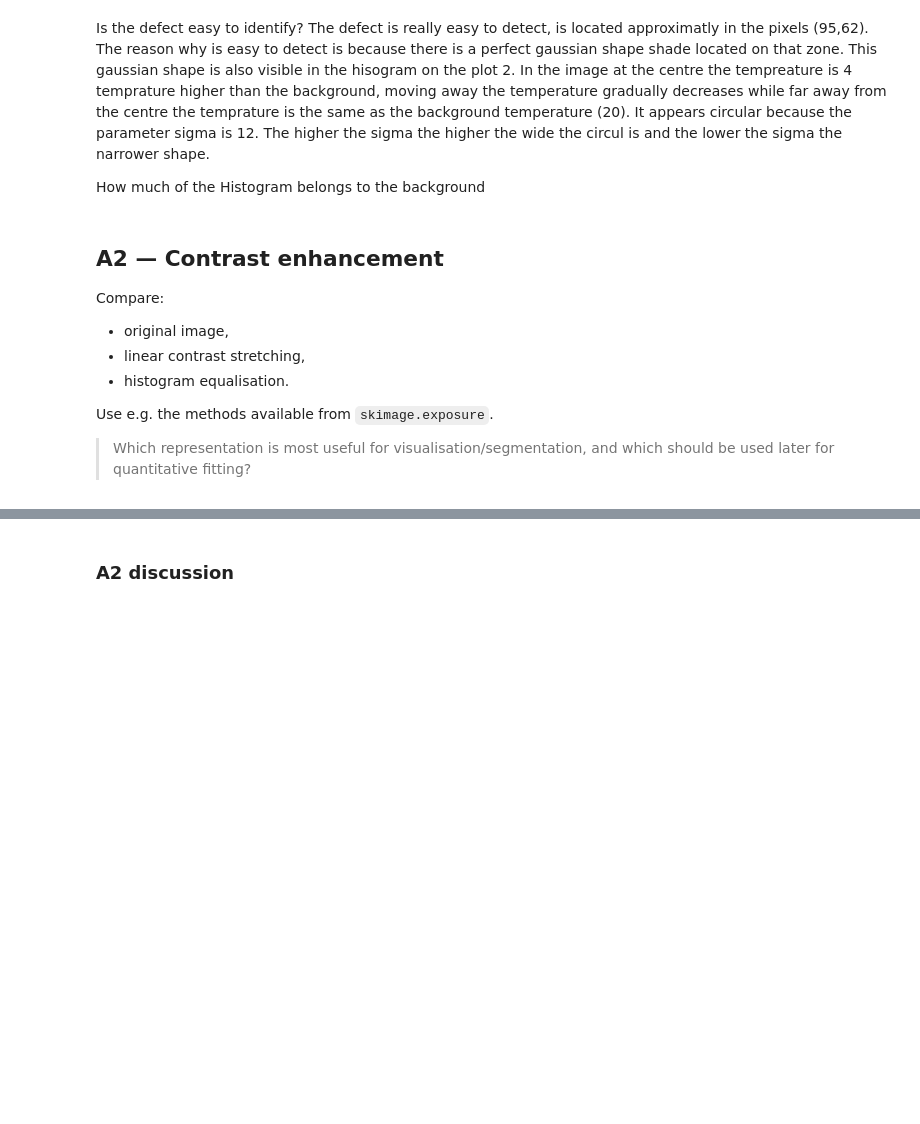
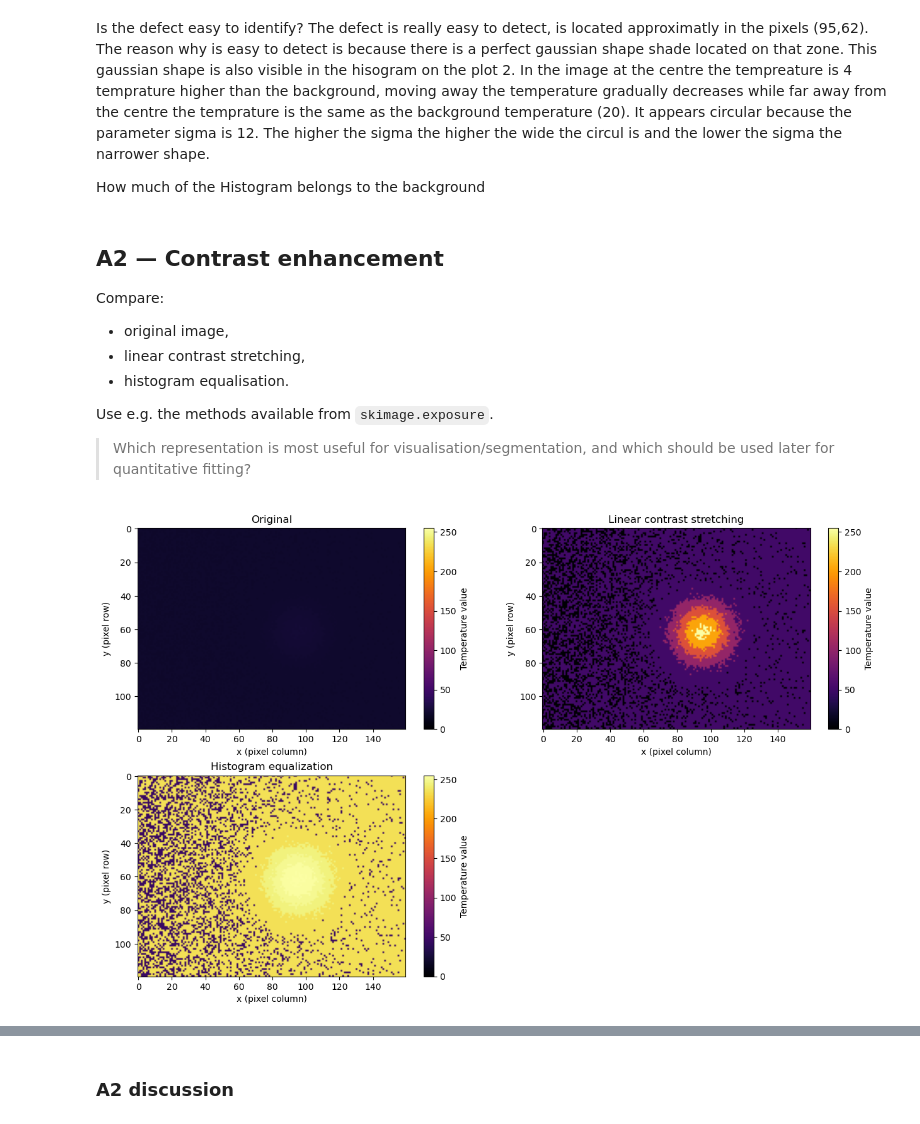
Before and after one commit to apsbenipal2509/OIP_IPYNB, a Jupyter notebook: oip_final_project_repaired.ipynb, the cells around one changed output, grey strips where cells are left out. Drawn from its saved outputs; the diff is of its cells as text; code cells hidden in the pictures; blank space fills up the shorter version.

```diff
--- a/oip_final_project_repaired.ipynb
+++ b/oip_final_project_repaired.ipynb
@@ -231,7 +231,74 @@ Use e.g. the methods available from `skimage.exposure`.
 
 > Which representation is most useful for visualisation/segmentation, and which should be used later for quantitative fitting?
 # %%
-# Visual comparism
-# Giulio comment
-# YOUR CODE HERE
-raise NotImplementedError()
+# Switching image data type from `float64` to `uint8`
+synthetic_image_uint8 = synthetic_image.astype(np.uint8)
+
+# Linear contrast stretching -------------------------
+# In the function "exposure.rescale_intensity", "in_range" is the min & max value of input image,
+# "out range" is the  min & max value of output image.
+synthetic_image_stretched = exposure.rescale_intensity(synthetic_image_uint8, in_range='image', out_range='uint8')
+
+
+# Histogram equalization -----------------------------
+hist_A2, _ = np.histogram(synthetic_image_uint8, bins=256, range=(0, 256))
+cdf_A2 = np.cumsum(hist_A2) / hist_A2.sum()
+lut_A2 = np.floor(255*cdf_A2).astype(np.uint8)
+synthetic_image_eqzd = lut_A2[synthetic_image_uint8]
+
+
+# --------------------- Plotting ---------------------
+fig, axes = plt.subplots(2, 2, figsize=(13, 8))
+
+# Plot 1 ------------------
+im_1 = axes[0, 0].imshow(
+    synthetic_image_uint8,
+    cmap="inferno",
+    origin="upper",
+    vmin = 0,
+    vmax = 255
+)
+axes[0, 0].set_title("Original")
+axes[0, 0].set_xlabel("x (pixel column)")
+axes[0, 0].set_ylabel("y (pixel row)")
+
+fig.colorbar(im_1, ax=axes[0, 0], label="Temperature value")
+
+# Plot 2 ------------------
+
+im_2 = axes[0, 1].imshow(
+    synthetic_image_stretched,
+    cmap="inferno",
+    origin="upper",
+    vmin = 0,
+    vmax = 255
+)
+axes[0, 1].set_title("Linear contrast stretching")
+axes[0, 1].set_xlabel("x (pixel column)")
+axes[0, 1].set_ylabel("y (pixel row)")
+
+fig.colorbar(im_2, ax=axes[0, 1], label="Temperature value")
+
+# Plot 3 ------------------
+
+im_3 = axes[1, 0].imshow(
+    synthetic_image_eqzd,
+    cmap="inferno",
+    origin="upper",
+    vmin = 0,
+    vmax = 255
+)
+axes[1, 0].set_title("Histogram equalization")
+axes[1, 0].set_xlabel("x (pixel column)")
+axes[1, 0].set_ylabel("y (pixel row)")
+
+fig.colorbar(im_3, ax=axes[1, 0], label="Temperature value")
+
+# Plot 4 (blank) ------------------
+axes[1,1].axis("off")
+
+plt.tight_layout()
+
+plt.show()
+# %% [output]
+[figure, added]
```
Also changed, not shown: parts of 3 cells of this notebook.
